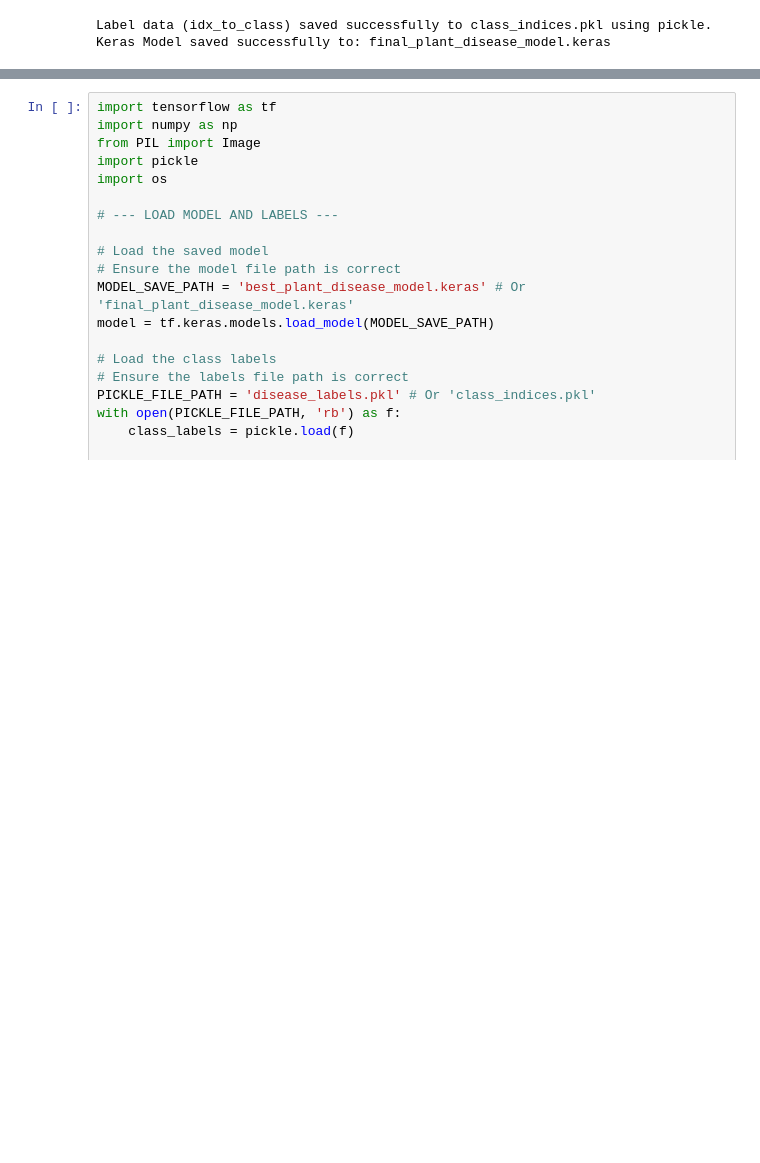
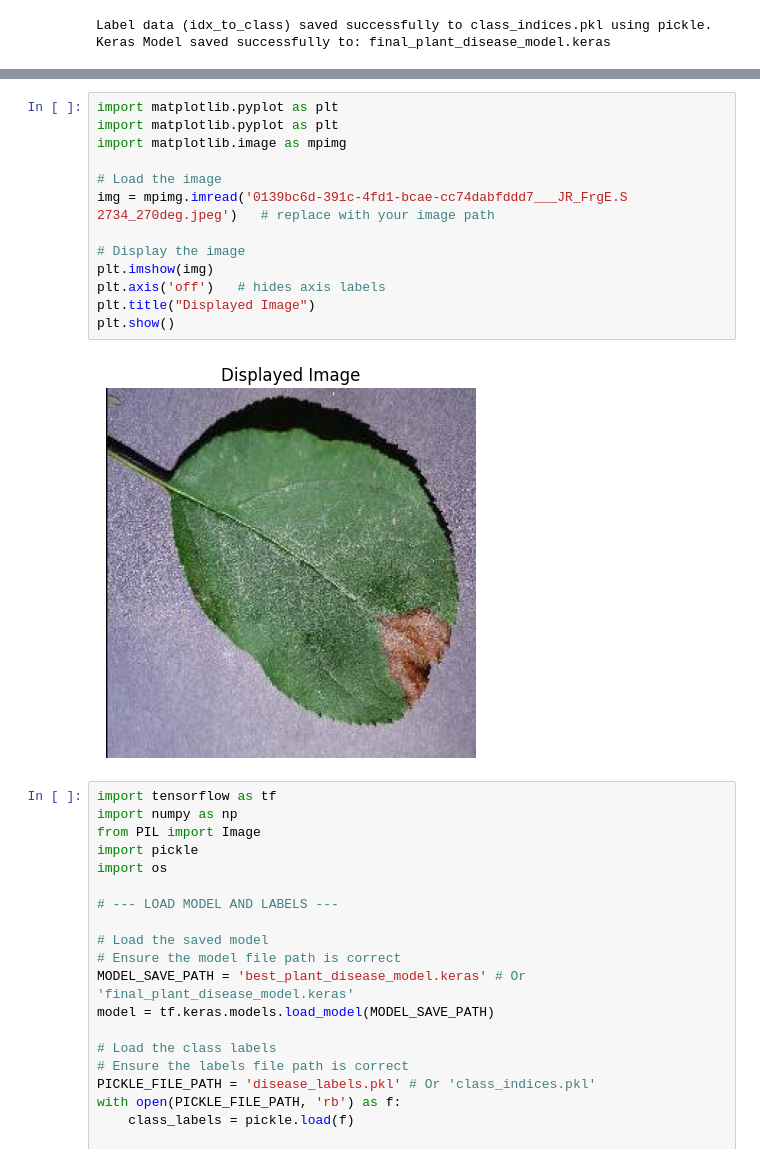
Before and after one commit to modeltrainer100/CS210-Software-Engineering-Project-, a Jupyter notebook: Untitled9.ipynb, the cells around one changed output, grey strips where cells are left out. Drawn from its saved outputs; the diff is of its cells as text; blank space fills up the shorter version.

```diff
--- a/Untitled9.ipynb
+++ b/Untitled9.ipynb
@@ -376,6 +376,21 @@ files.download('disease_labels.pkl')
 ✅ Labels saved to 'disease_labels.pkl'
 [interactive output not drawn]
 [interactive output not drawn]
+# %%
+import matplotlib.pyplot as plt
+import matplotlib.pyplot as plt
+import matplotlib.image as mpimg
+
+# Load the image
+img = mpimg.imread('0139bc6d-391c-4fd1-bcae-cc74dabfddd7___JR_FrgE.S 2734_270deg.jpeg')   # replace with your image path
+
+# Display the image
+plt.imshow(img)
+plt.axis('off')   # hides axis labels
+plt.title("Displayed Image")
+plt.show()
+# %% [output]
+[figure, added]
 # %%
 import tensorflow as tf
 import numpy as np
```
